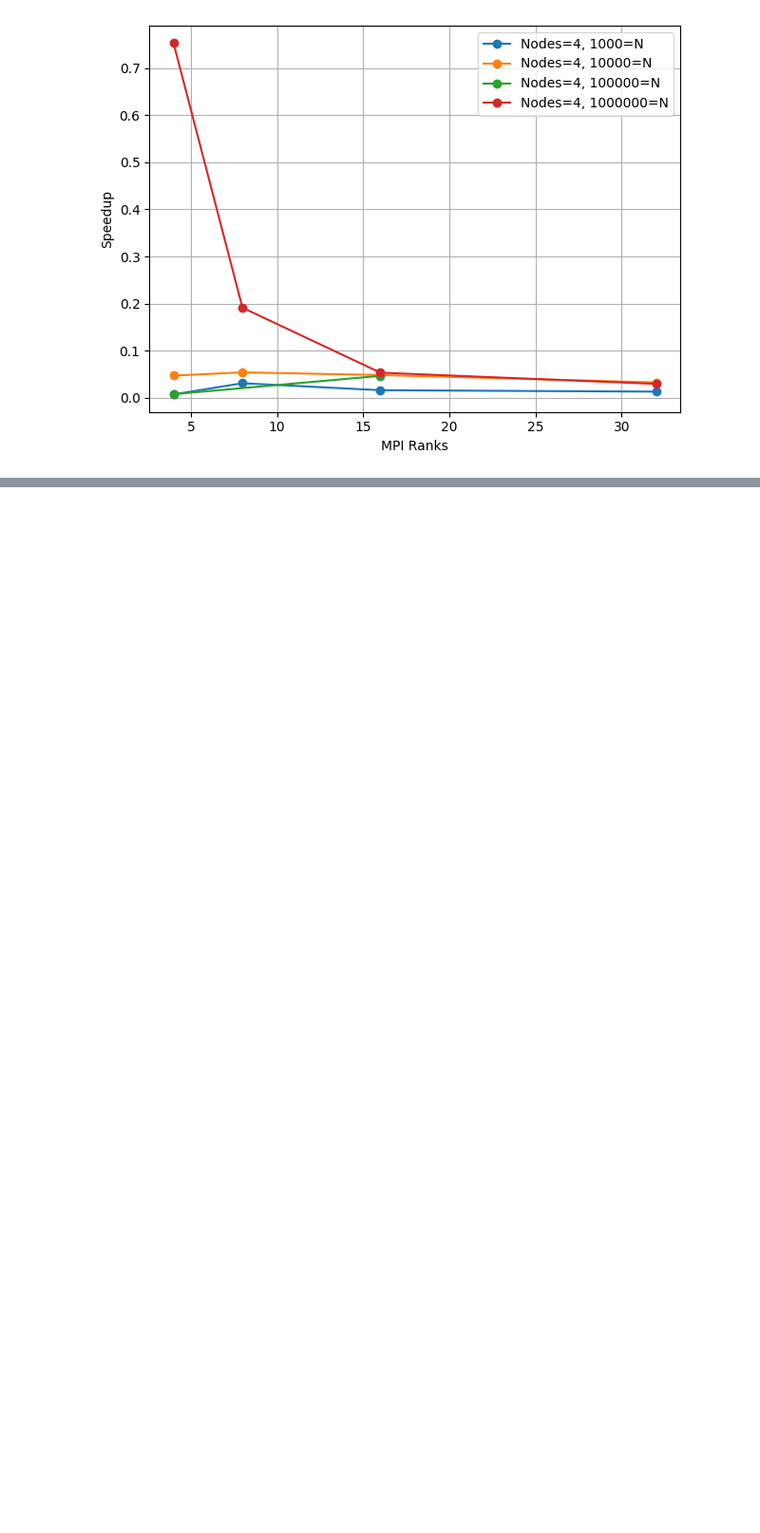
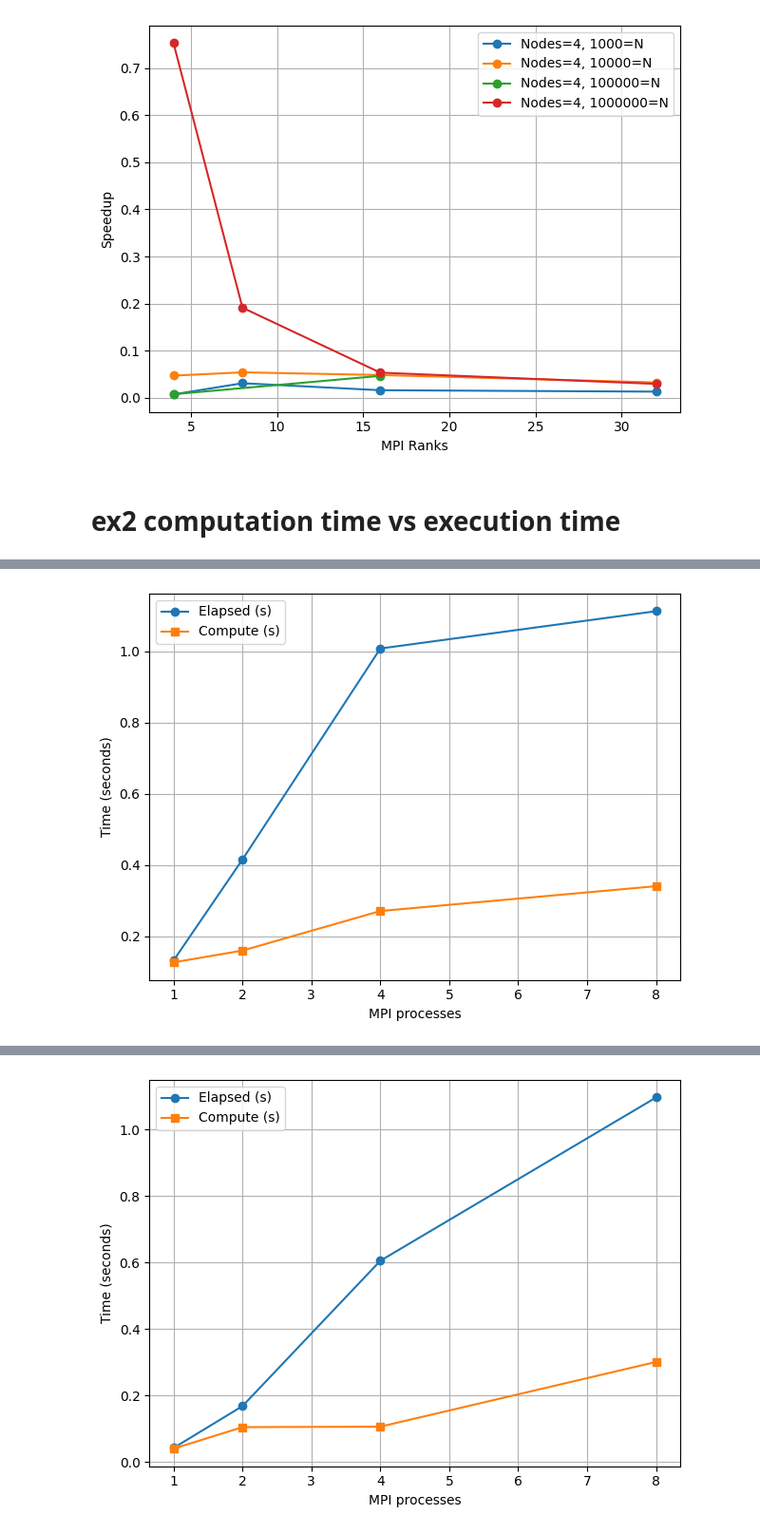
Before and after one commit to wiliam969/DD2356, a Jupyter notebook: Assignment-IV/main.ipynb, the cells around one changed output, grey strips where cells are left out. Shown at 95% size. Saved outputs shown, nothing was run; the diff lists cells and outputs as text; code cells hidden in the pictures; blank space fills up the shorter version.

Commit message:
computation vs execution time

```diff
--- a/Assignment-IV/main.ipynb
+++ b/Assignment-IV/main.ipynb
@@ -487,3 +487,71 @@ Scanning c:\src\DD2356\git\DD2356\Assignment-IV\batch_output\ex2, found 233 cand
 [figure]
 [figure]
 [figure]
+# %% [markdown]
+# ex2 computation time vs execution time
+# %%
+import os
+import re
+import glob
+import matplotlib.pyplot as plt
+import pandas as pd
+
+base_dir = os.path.join(os.getcwd(), "batch_output", "ex2")
+pattern = os.path.join(base_dir, "ex2_parallel_strong_sum_n*_*.data")
+
+fname_re = re.compile(r".*_n(?P<nodes>\d+)_(?P<procs>\d+)_(?P<size>\d+)\.data$")
+
+elapsed_re = re.compile(r"([0-9]+\.?[0-9]*)\s+seconds\s+time\s+elapsed")
+task_re    = re.compile(r"([0-9]+\.?[0-9,]*)\s+msec\s+task-clock")
+
+records = []
+for filepath in glob.glob(pattern):
+    name = os.path.basename(filepath)
+    name_match = fname_re.match(name)
+    if not name_match:
+        continue
+
+    text = open(filepath, 'r').read()
+    m_elapsed = elapsed_re.search(text)
+    m_task    = task_re.search(text)
+    if not m_elapsed or not m_task:
+        continue
+
+    nodes   = int(name_match.group("nodes"))
+    procs   = int(name_match.group("procs"))
+    size    = int(name_match.group("size"))
+    elapsed = float(m_elapsed.group(1))
+    compute = float(m_task.group(1).replace(",", "")) / 1000.0
+
+    records.append({
+        "nodes": nodes,
+        "procs": procs,
+        "size": size,
+        "elapsed": elapsed,
+        "compute": compute
+    })
+
+df = pd.DataFrame(records)
+print("DataFrame columns:", df.columns.tolist())
+if df.empty:
+    print("No data parsed. Check your file pattern and regex.")
+else:
+    fixed_size = 1000000
+
+    for n in sorted(df['nodes'].unique()):
+        sub = df[(df['nodes']==n) & (df['size']==fixed_size)].sort_values('procs')
+        if sub.empty:
+            print(f"  • No runs for nodes={n}, size={fixed_size}")
+            continue
+        print(f'Elapsed vs Compute Time — nodes={n}, size={fixed_size}')
+        plt.figure()
+        plt.plot(sub['procs'], sub['elapsed'], marker='o', label='Elapsed (s)')
+        plt.plot(sub['procs'], sub['compute'], marker='s', label='Compute (s)')
+        plt.xlabel('MPI processes')
+        plt.ylabel('Time (seconds)')
+        # plt.title(f'Elapsed vs Compute Time — nodes={n}, size={fixed_size}')
+        plt.legend()
+        plt.grid(True)
+        plt.tight_layout()
+        plt.show()
+# %% [output]
@@ -489,0 +561 @@ Scanning c:\src\DD2356\git\DD2356\Assignment-IV\batch_output\ex2, found 233 cand
+[figure, added]
@@ -489,0 +563 @@ Scanning c:\src\DD2356\git\DD2356\Assignment-IV\batch_output\ex2, found 233 cand
+[figure, added]
```
Also changed, not shown: parts of 1 cell of this notebook.
